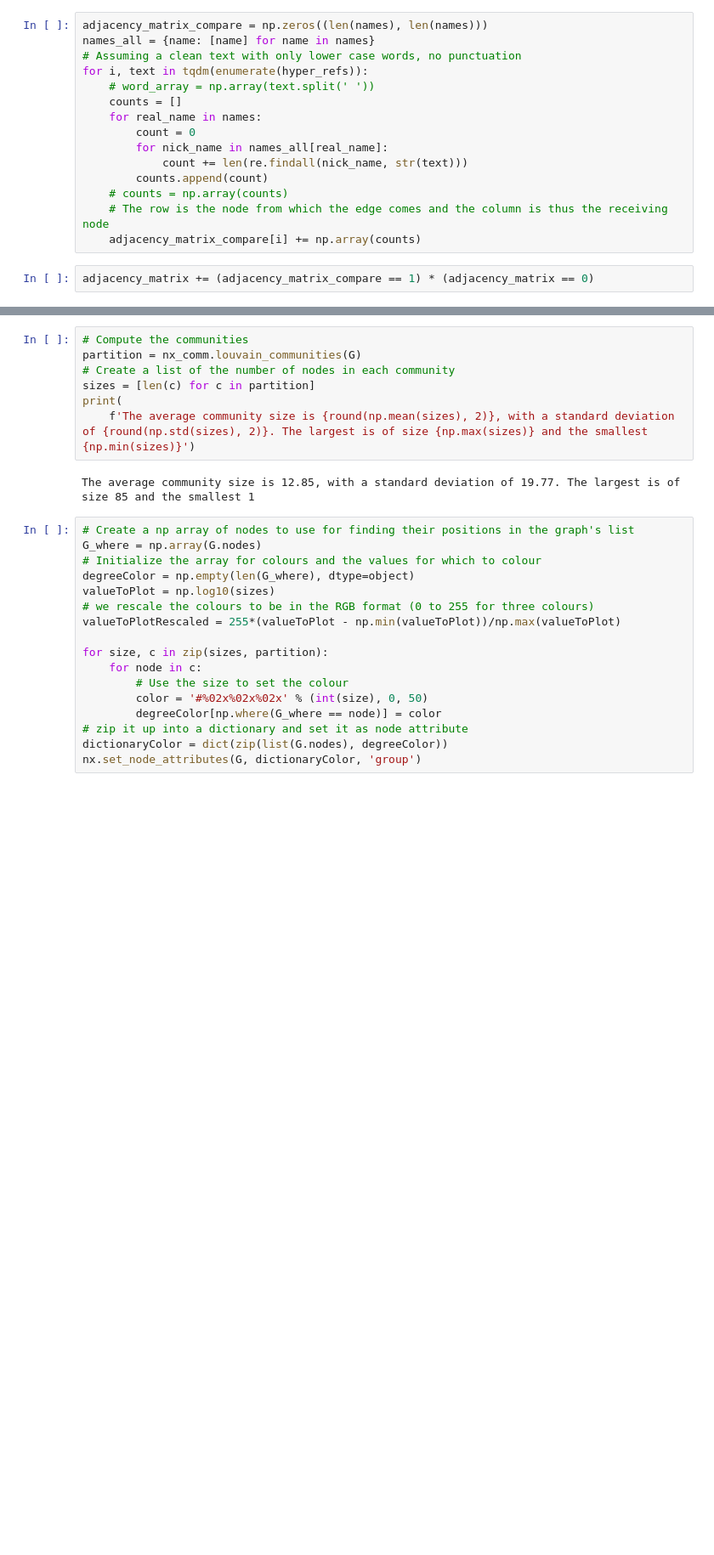
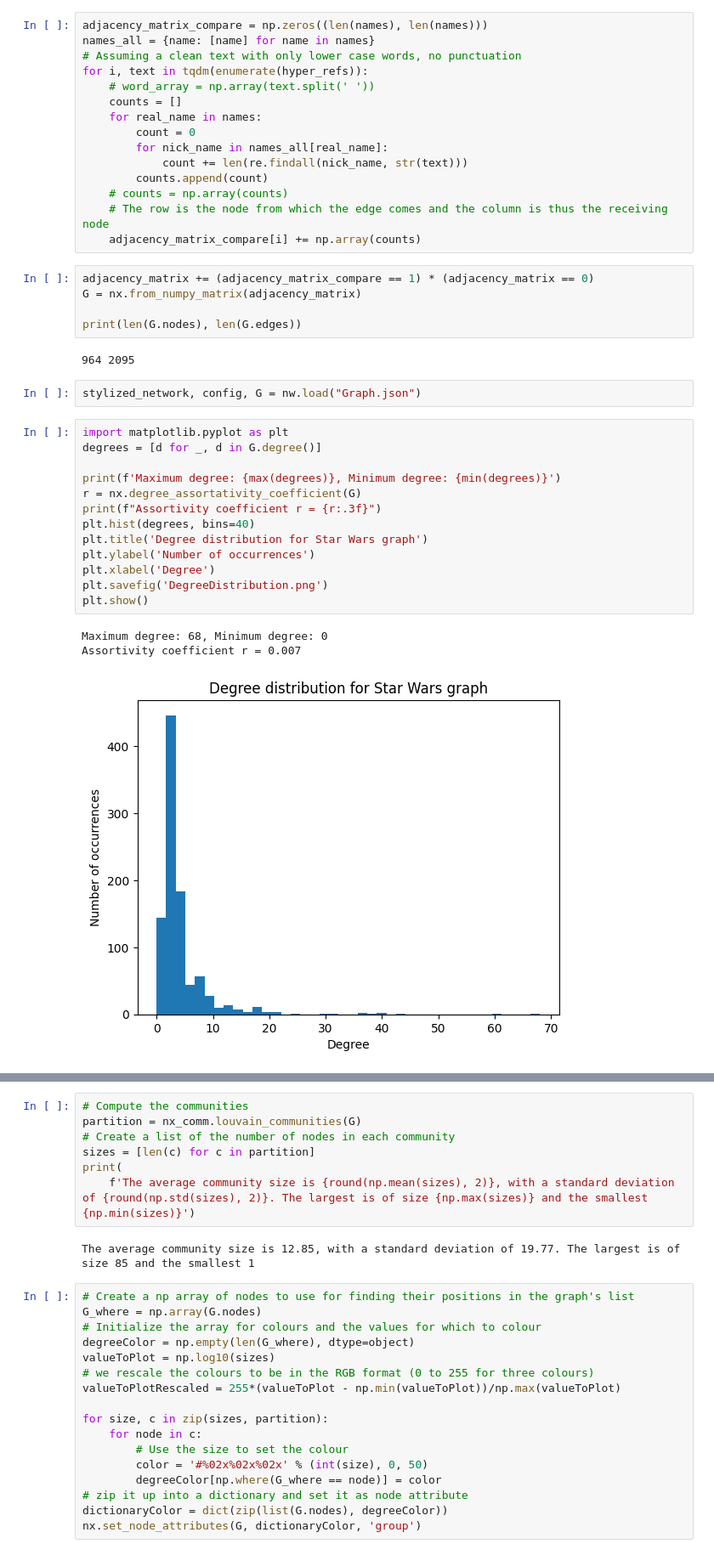
Before and after one commit to FabianScott/ComSoc, a Jupyter notebook: ProjectA/Build_graph.ipynb, the cells around one changed output, grey strips where cells are left out. Shown at 85% size. Cells and saved outputs as stored; diff of their text form; blank space fills up the shorter version.

```diff
--- a/ProjectA/Build_graph.ipynb
+++ b/ProjectA/Build_graph.ipynb
@@ -51,3 +53,27 @@ for i, text in tqdm(enumerate(hyper_refs)):
     adjacency_matrix_compare[i] += np.array(counts)
 # %%
 adjacency_matrix += (adjacency_matrix_compare == 1) * (adjacency_matrix == 0)
+G = nx.from_numpy_matrix(adjacency_matrix)
+
+print(len(G.nodes), len(G.edges))
+# %% [output]
+964 2095
+# %%
+stylized_network, config, G = nw.load("Graph.json")
+# %%
+import matplotlib.pyplot as plt
+degrees = [d for _, d in G.degree()]
+
+print(f'Maximum degree: {max(degrees)}, Minimum degree: {min(degrees)}')
+r = nx.degree_assortativity_coefficient(G)
+print(f"Assortivity coefficient r = {r:.3f}")
+plt.hist(degrees, bins=40)
+plt.title('Degree distribution for Star Wars graph')
+plt.ylabel('Number of occurrences')
+plt.xlabel('Degree')
+plt.savefig('DegreeDistribution.png')
+plt.show()
+# %% [output]
+Maximum degree: 68, Minimum degree: 0
+Assortivity coefficient r = 0.007
+[figure, added]
```
Also changed, not shown: parts of 4 cells of this notebook, 2 other files.
